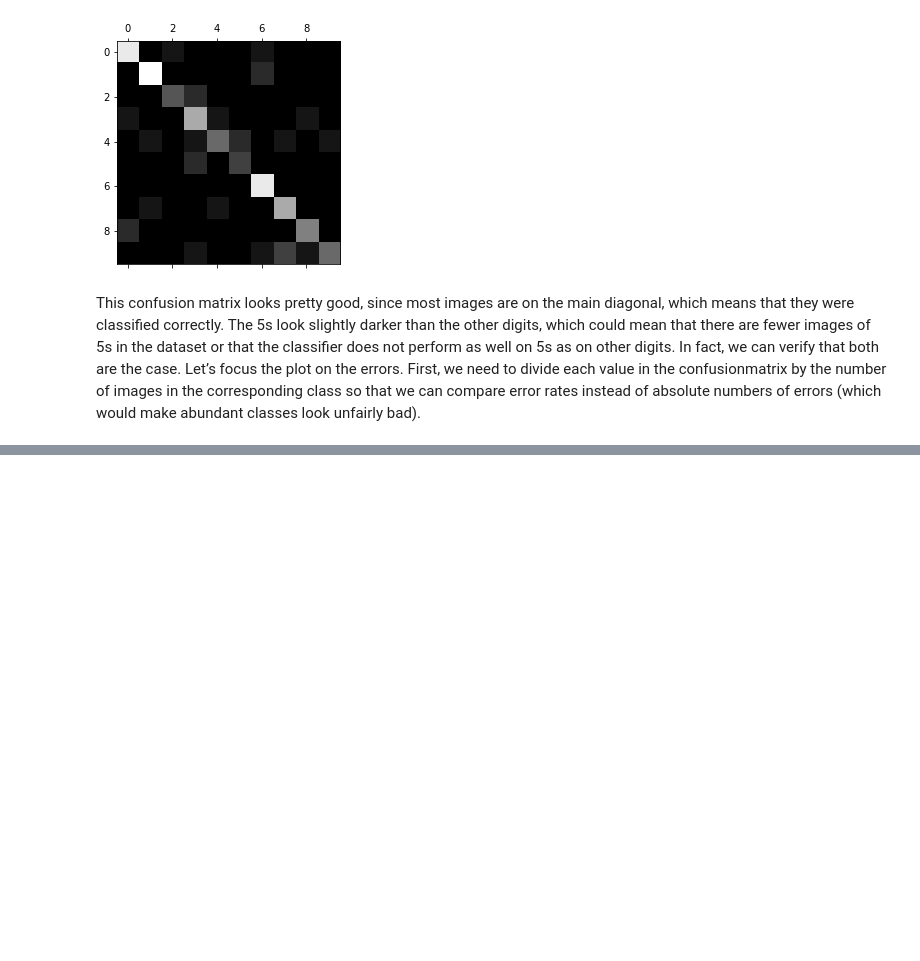
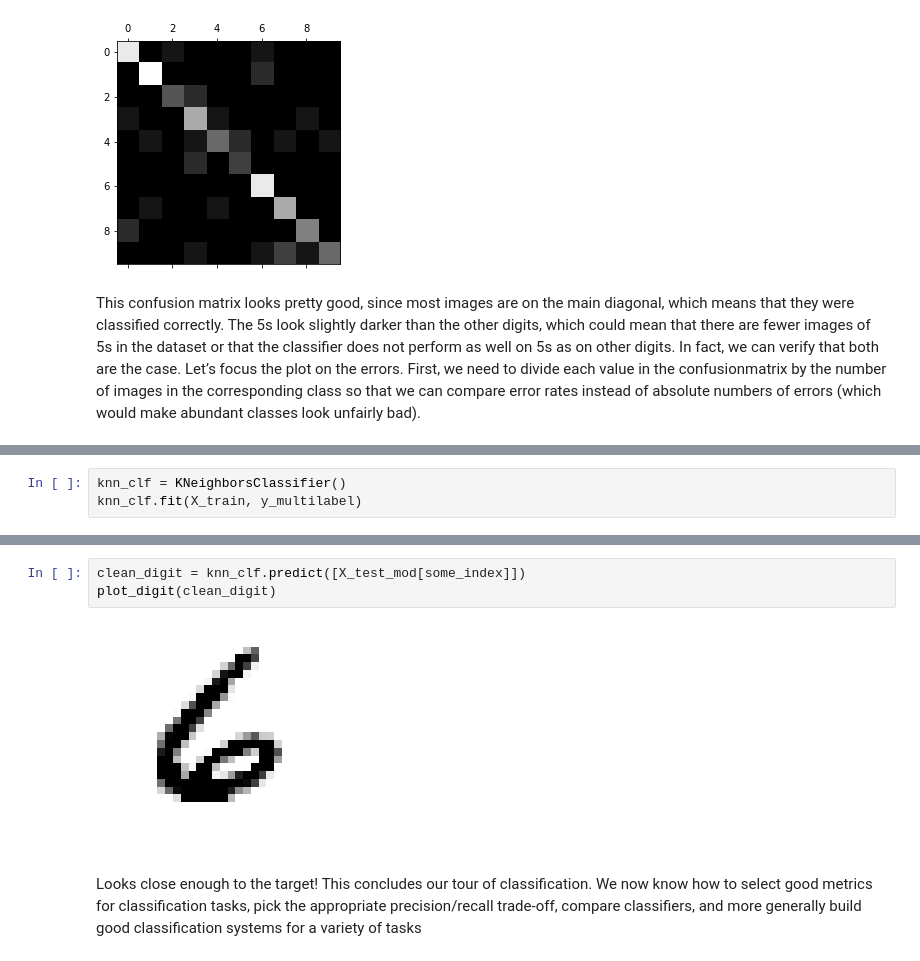
Before and after one commit to whatiskeptiname/HOML-Notes, a Jupyter notebook: MNIST.ipynb, the cells around one changed output, grey strips where cells are left out. Drawn from its saved outputs; the diff is of its cells as text; blank space fills up the shorter version.

Commit message:
Multioutput Classification

```diff
--- a/MNIST.ipynb
+++ b/MNIST.ipynb
@@ -565,0 +574,3 @@ Analyzing  individual  errors  can  also  be  a  good  way  to  gain  insights
+# %%
+knn_clf = KNeighborsClassifier()
+knn_clf.fit(X_train, y_multilabel)
@@ -565,0 +629,7 @@ Analyzing  individual  errors  can  also  be  a  good  way  to  gain  insights
+# %%
+clean_digit = knn_clf.predict([X_test_mod[some_index]])
+plot_digit(clean_digit)
+# %% [output]
+[figure, added]
+# %% [markdown]
+Looks  close  enough  to  the  target!  This  concludes  our  tour  of  classification.  We now know how to select good metrics for classification tasks, pick the appropriate  precision/recall  trade-off,  compare  classifiers,  and  more  generally  build  good classification systems for a variety of tasks
```
Also changed, not shown: parts of 30 cells of this notebook.
